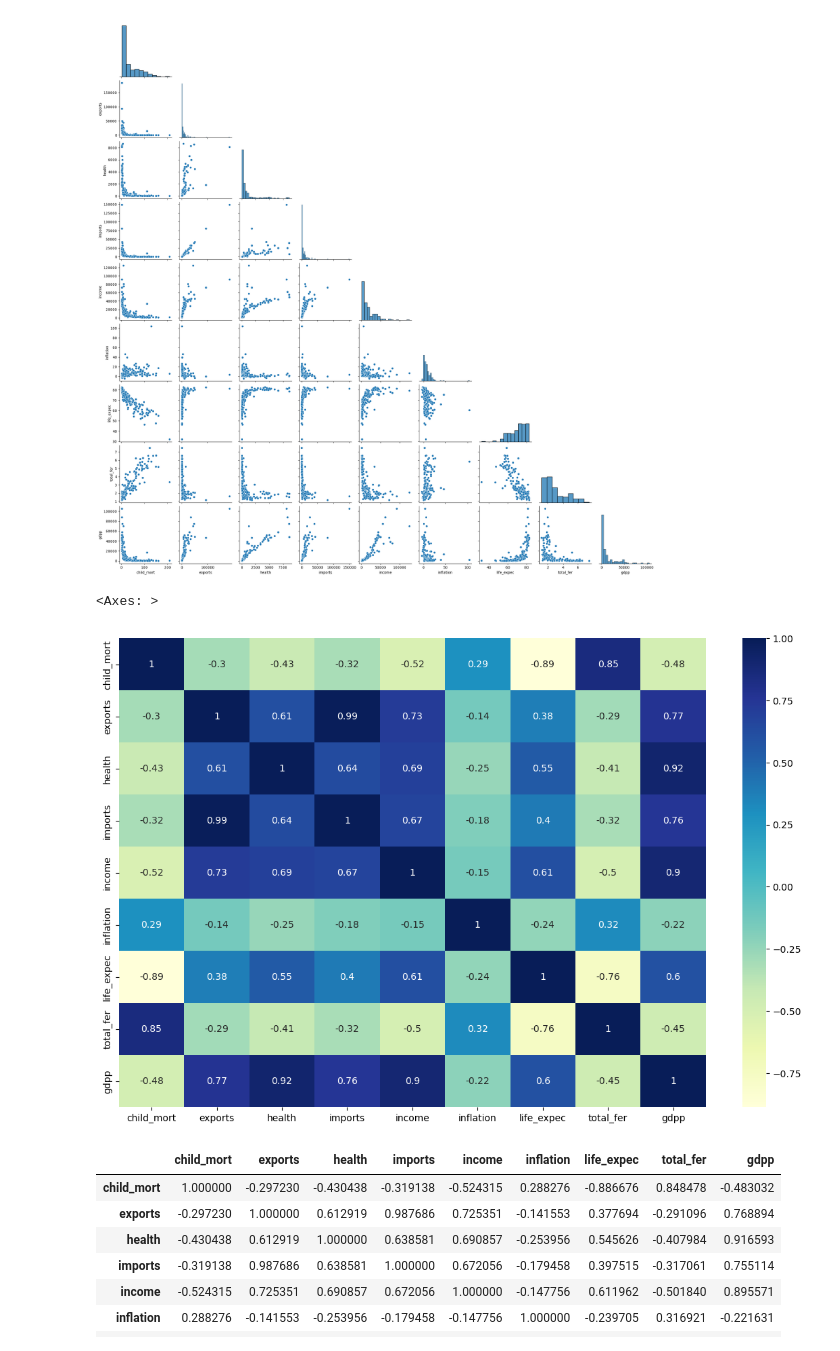
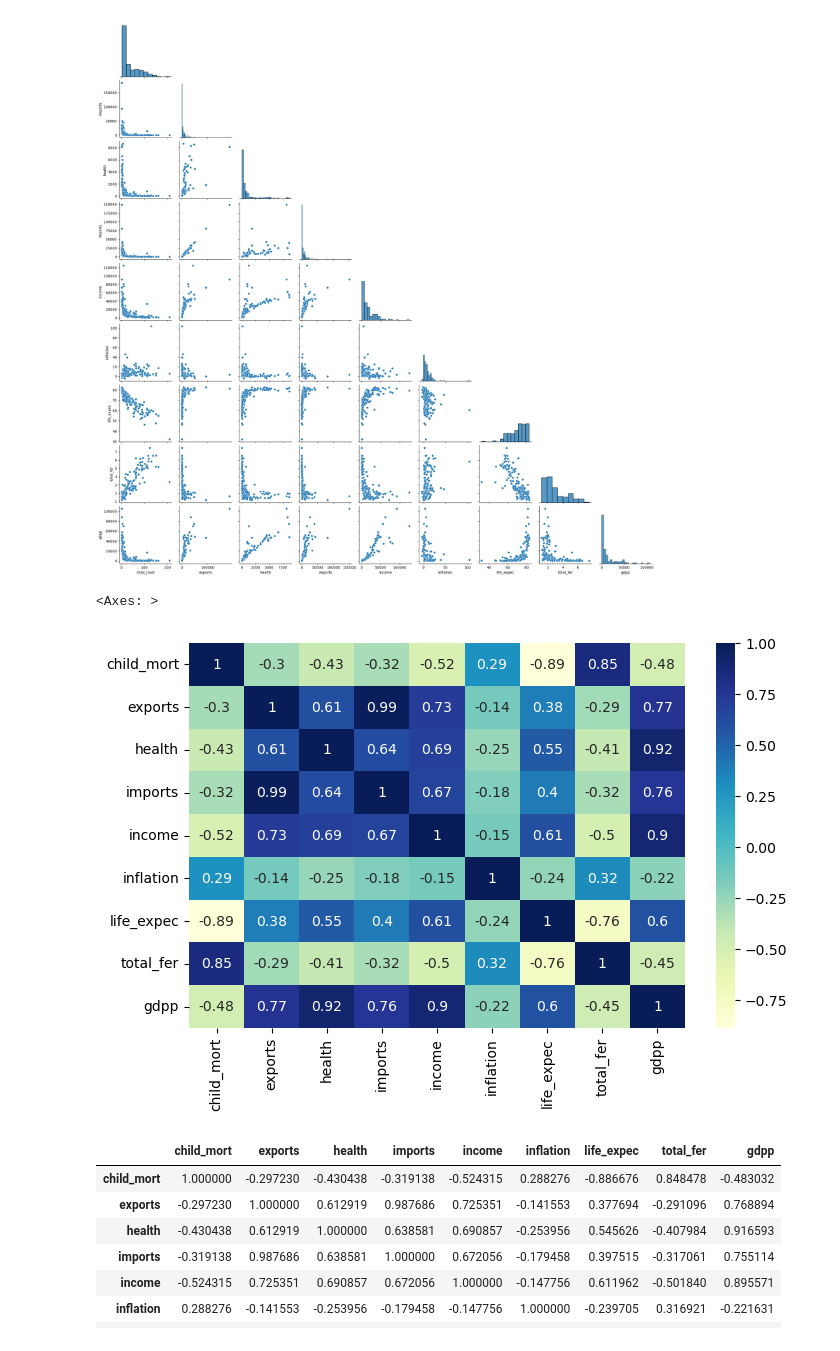
Before and after one commit to Janice-Afi/Help-International-Clustering-Project, a Jupyter notebook: HELP INTERNATIONAL.ipynb, the cells around one changed output. Saved outputs shown, nothing was run; the diff lists cells and outputs as text; code cells hidden in the pictures.

```diff
--- a/HELP INTERNATIONAL.ipynb
+++ b/HELP INTERNATIONAL.ipynb
@@ -116,3 +107,3 @@ warnings.filterwarnings('ignore')
 # %%
 # IMPORTING EXCEL FILES
-country_df = pd.read_excel("/Users/griotinsights/Desktop/DATASETS/HELP INTERNATIONAL/Country-data.xls")
+country_df = pd.read_excel("/Users/janiceafigbedemah/Desktop/DATA SCIENCE/DATASETS/Country-data.xls")
@@ -262,12 +255,14 @@ plt.show()
 # %% [output]
 <Figure size 1400x900 with 0 Axes>
 [figure]
+# %%
+country_df2 = country_df.drop(columns=['country'], errors='ignore')
 # %%
 # Heatmap to determine the correlation between the features.
-plt.figure(figsize=(14,9))
-sns.heatmap(country_df.corr(), annot = True, cmap="YlGnBu")
+plt.figure(figsize=(8,5))
+sns.heatmap(country_df2.corr(), annot = True, cmap="YlGnBu", )
 # %% [output]
 <Axes: >
-[figure, old version]
+[figure, new version]
 # %%
 ##To find the degree of the relationship amongst the variables, a correlation function is used
```
Also changed, not shown: parts of 31 cells of this notebook.
